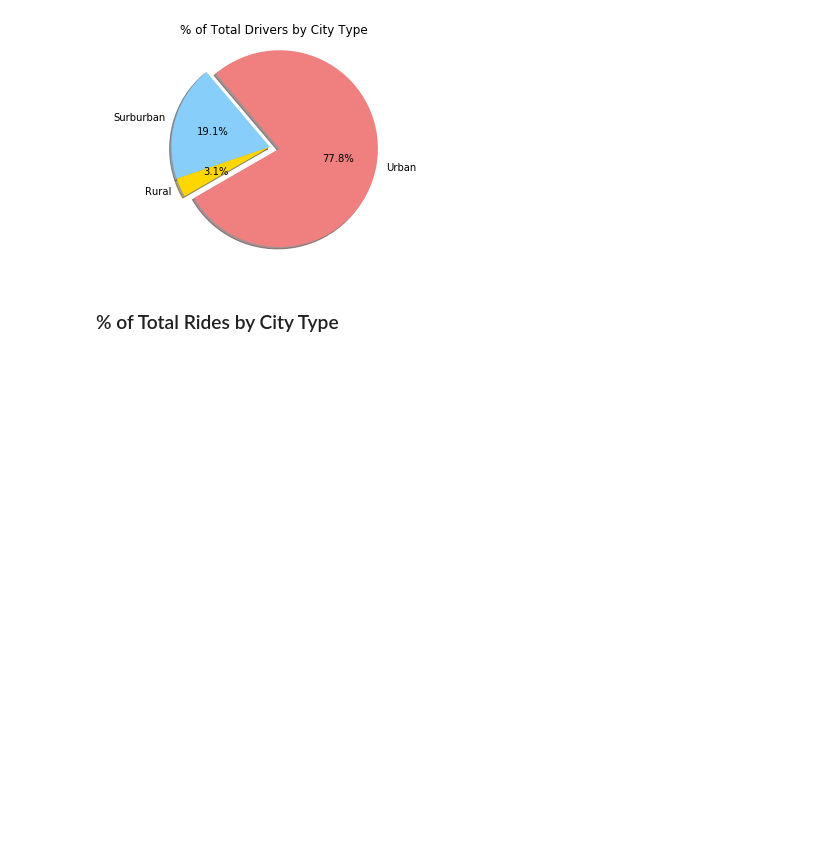
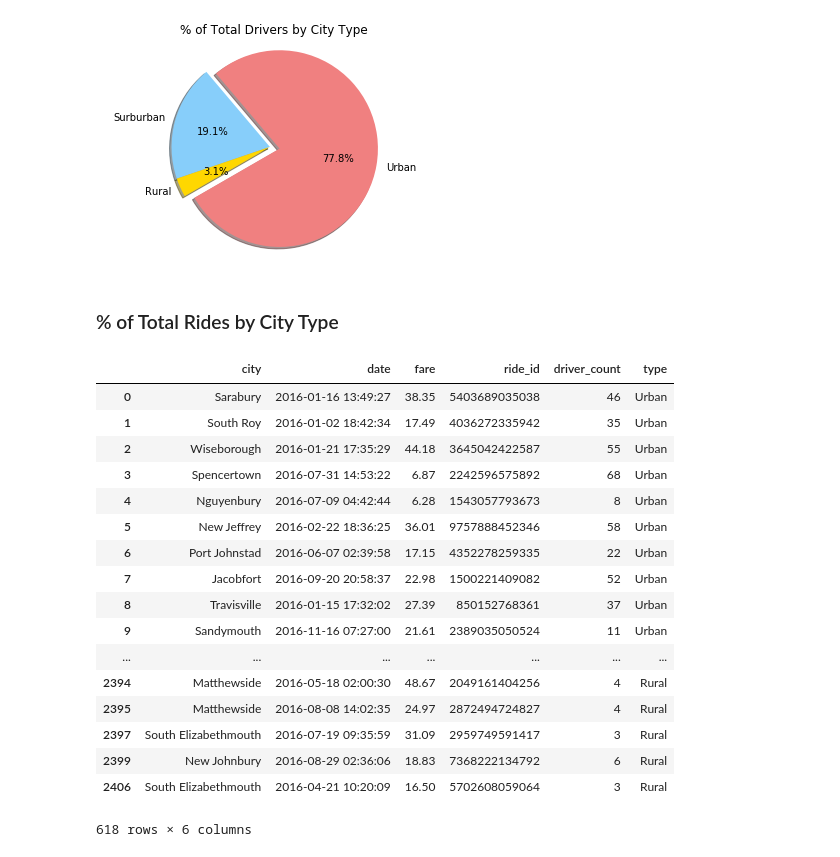
Before and after one commit to TurnpikeWarrior/ruds, a Jupyter notebook: 05-Pyber/Pyber.ipynb, the cells around one changed output. Cells and saved outputs as stored; diff of their text form; code cells hidden in the pictures; blank space fills up the shorter version.

```diff
--- a/05-Pyber/Pyber.ipynb
+++ b/05-Pyber/Pyber.ipynb
@@ -98,3 +121,25 @@ plt.show()
 [figure]
 # %% [markdown]
 ### % of Total Rides by City Type
+# %%
+group_city_data = pyber_data.groupby("city")
+group_city_data.head()
+# %% [output]
+|  | city | date | fare | ride_id | driver_count | type |
+| 0 | Sarabury | 2016-01-16 13:49:27 | 38.35 | 5403689035038 | 46 | Urban |
+| 1 | South Roy | 2016-01-02 18:42:34 | 17.49 | 4036272335942 | 35 | Urban |
+| 2 | Wiseborough | 2016-01-21 17:35:29 | 44.18 | 3645042422587 | 55 | Urban |
+| 3 | Spencertown | 2016-07-31 14:53:22 | 6.87 | 2242596575892 | 68 | Urban |
+| 4 | Nguyenbury | 2016-07-09 04:42:44 | 6.28 | 1543057793673 | 8 | Urban |
+| 5 | New Jeffrey | 2016-02-22 18:36:25 | 36.01 | 9757888452346 | 58 | Urban |
+| 6 | Port Johnstad | 2016-06-07 02:39:58 | 17.15 | 4352278259335 | 22 | Urban |
+| 7 | Jacobfort | 2016-09-20 20:58:37 | 22.98 | 1500221409082 | 52 | Urban |
+| 8 | Travisville | 2016-01-15 17:32:02 | 27.39 | 850152768361 | 37 | Urban |
+| 9 | Sandymouth | 2016-11-16 07:27:00 | 21.61 | 2389035050524 | 11 | Urban |
+| ... | ... | ... | ... | ... | ... | ... |
+| 2394 | Matthewside | 2016-05-18 02:00:30 | 48.67 | 2049161404256 | 4 | Rural |
+| 2395 | Matthewside | 2016-08-08 14:02:35 | 24.97 | 2872494724827 | 4 | Rural |
+| 2397 | South Elizabethmouth | 2016-07-19 09:35:59 | 31.09 | 2959749591417 | 3 | Rural |
+| 2399 | New Johnbury | 2016-08-29 02:36:06 | 18.83 | 7368222134792 | 6 | Rural |
+| 2406 | South Elizabethmouth | 2016-04-21 10:20:09 | 16.50 | 5702608059064 | 3 | Rural |
+618 rows × 6 columns
```
Also changed, not shown: parts of 1 cell of this notebook.
